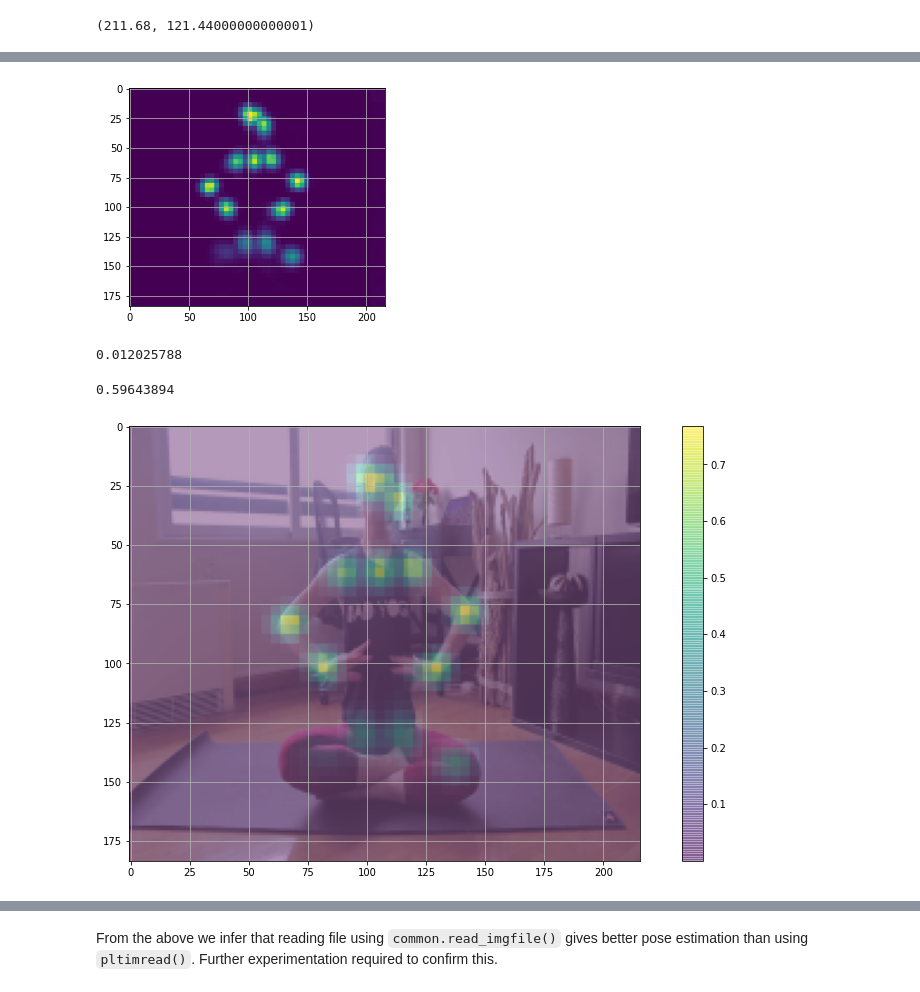
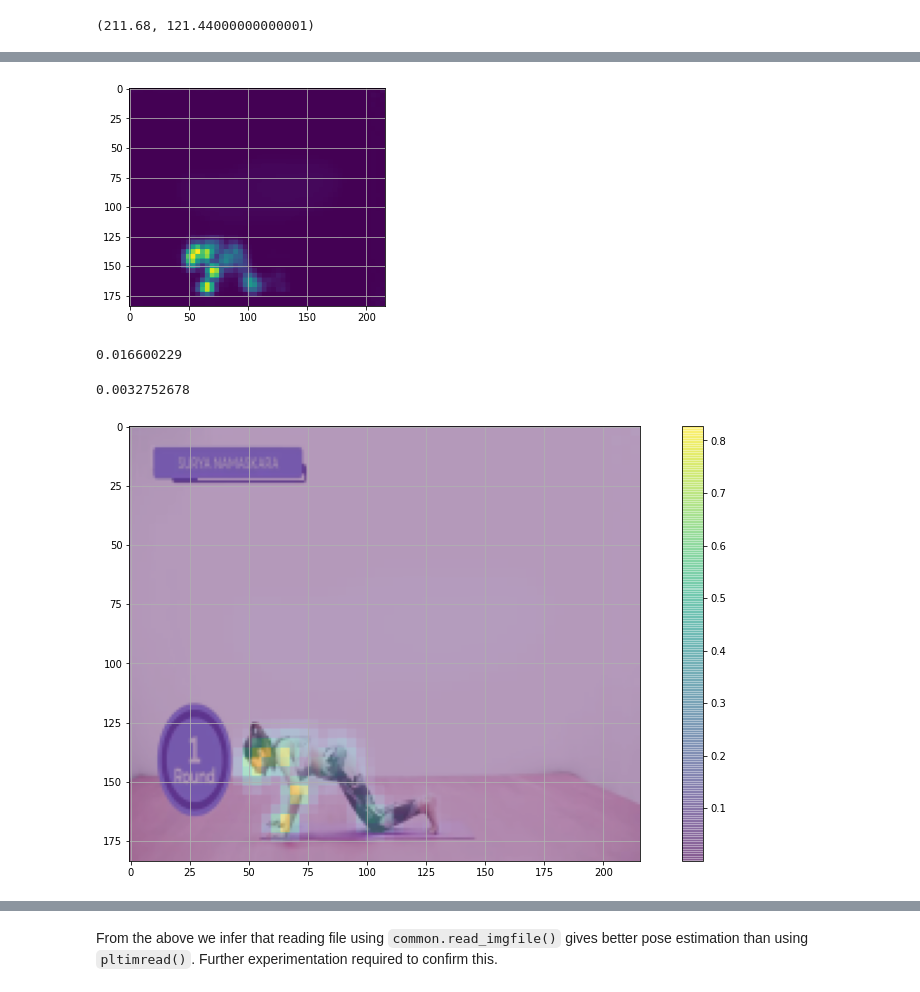
Before and after one commit to Shubhranshu-Malhotra/Yoga-Pose-Comparison, a Jupyter notebook: Yoga_Supervisor_pilot_project.ipynb, the cells around one changed output, grey strips where cells are left out. Cells and saved outputs as stored; diff of their text form; code cells hidden in the pictures.

```diff
--- a/Yoga_Supervisor_pilot_project.ipynb
+++ b/Yoga_Supervisor_pilot_project.ipynb
@@ -130,4 +140,4 @@ model='mobilenet_thin'
 resize='432x368'
 w, h = model_wh(resize)
 # %%
-e = TfPoseEstimator(get_graph_path(model), target_size=(w, h))
+global_e = TfPoseEstimator(get_graph_path(model), target_size=(w, h))
@@ -134,7 +163,7 @@ e = TfPoseEstimator(get_graph_path(model), target_size=(w, h))
 # %%
-image_path = 'image_141.jpg'
-image_plt = plt.imread(image_path)
+global_image_path = '/content/drive/MyDrive/Datasets/yoga_supervisor/extracted_images/yoga_2_1/image_109.jpg'
+global_image_plt = plt.imread(global_image_path)
 # image = cv2.cvtColor(image, cv2.COLOR_BGR2RGB)
-plt.imshow(image_plt)
+plt.imshow(global_image_plt)
 plt.grid();
 # %% [output]
@@ -144,7 +173,7 @@ image_plt.shape
 # %% [output]
 (720, 1280, 3)
 # %%
-image_common = common.read_imgfile(image_path, None, None)
-plt.imshow(image_common)
+global_image_common = common.read_imgfile(global_image_path, None, None)
+plt.imshow(global_image_common)
 # %% [output]
 <matplotlib.image.AxesImage at 0x...>
@@ -198,25 +227,24 @@ np.argmax(e.heatMat[60, 102])
 # %%
-max_prob = np.amax(e.heatMat[:, :, :-1], axis=2)
-plt.imshow(max_prob)
+global_max_prob = np.amax(global_e.heatMat[:, :, :-1], axis=2)
+plt.imshow(global_max_prob)
 plt.grid();
 # %% [output]
-[figure, old version]
+[figure, new version]
 # %%
-print(np.max(max_prob[2]))
+print(np.max(global_max_prob[2]))
 # %% [output]
-0.012025788
+0.016600229
 # %%
-max_prob[56, 106]
+global_max_prob[56, 106]
 # %% [output]
-0.59643894
+0.0032752678
 # %%
-
 plt.figure(figsize=(15,8))
-bgimg = cv2.cvtColor(image_common.astype(np.uint8), cv2.COLOR_BGR2RGB)
-bgimg = cv2.resize(bgimg, (e.heatMat.shape[1], e.heatMat.shape[0]), interpolation=cv2.INTER_AREA)
-plt.imshow(bgimg, alpha=0.7)
-plt.imshow(max_prob, alpha=0.4)
+rgbimg = cv2.cvtColor(global_image_common.astype(np.uint8), cv2.COLOR_BGR2RGB)
+rgbimg = cv2.resize(rgbimg, (global_e.heatMat.shape[1], global_e.heatMat.shape[0]), interpolation=cv2.INTER_AREA)
+plt.imshow(rgbimg, alpha=0.7)
+plt.imshow(global_max_prob, alpha=0.4)
 plt.colorbar()
 plt.grid();
 # %% [output]
-[figure, old version]
+[figure, new version]
```
Also changed, not shown: parts of 21 cells of this notebook.
